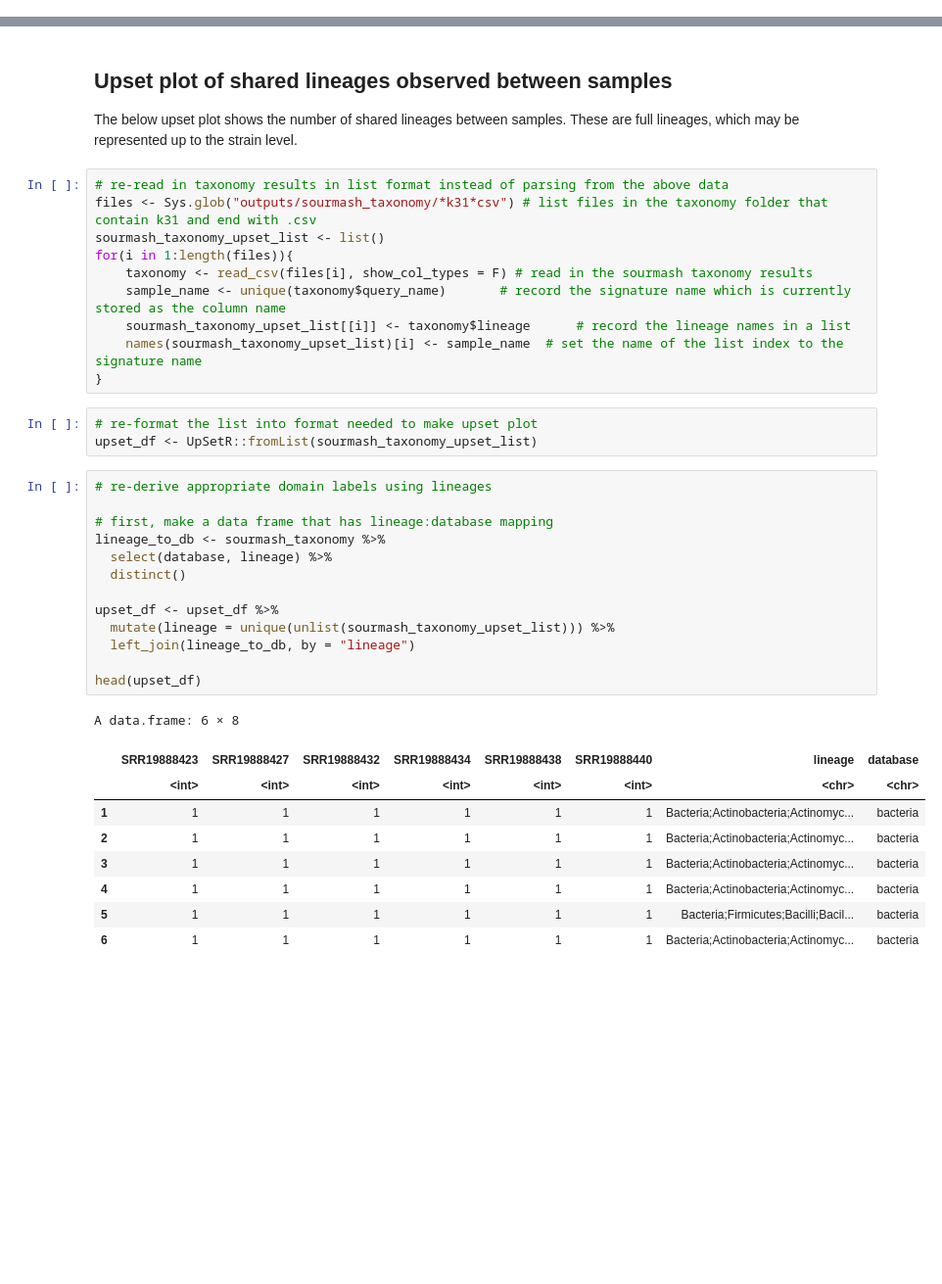
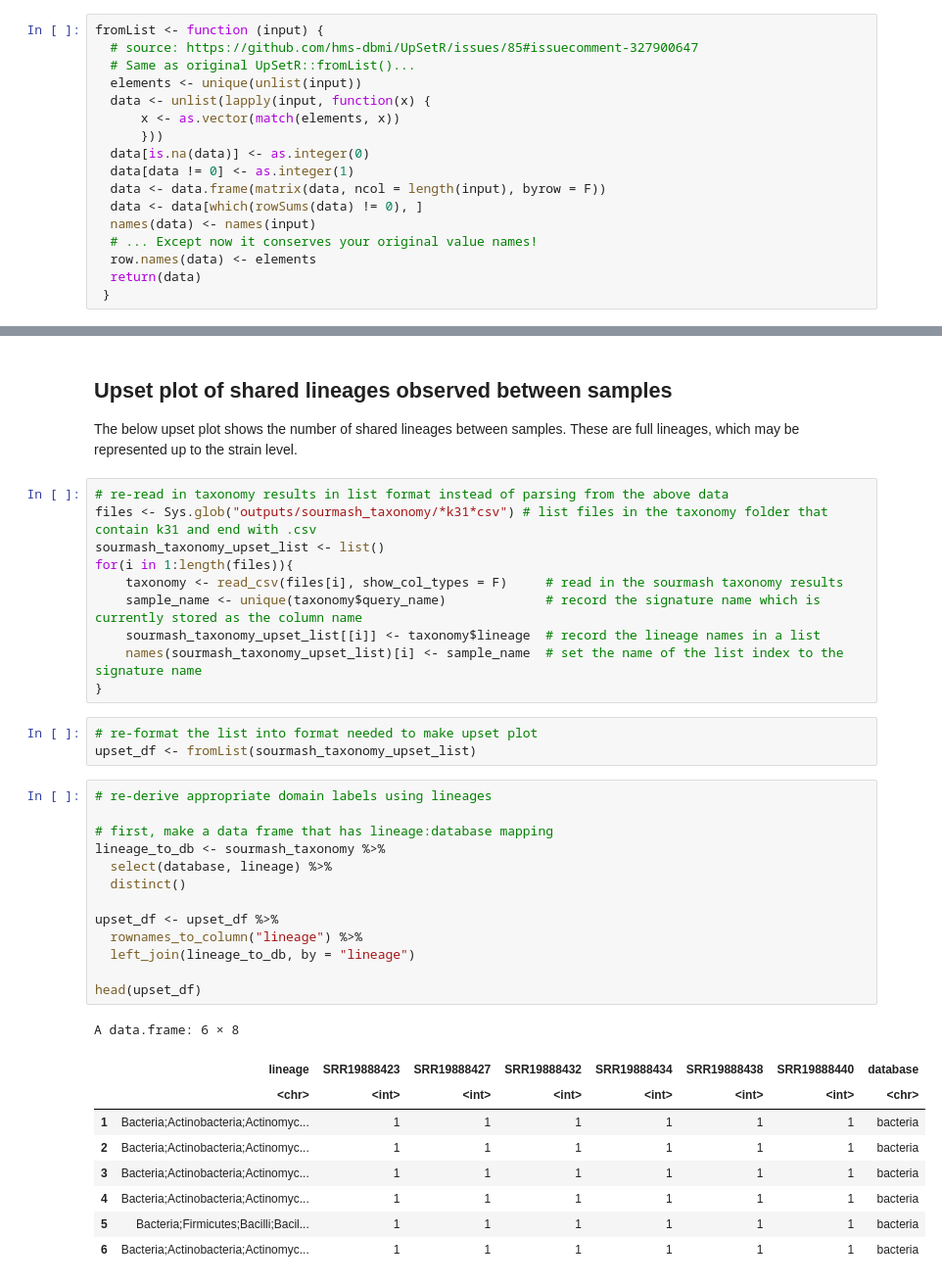
Before and after one commit to Arcadia-Science/2022-prjna853785-sourmash, a Jupyter notebook: notebooks/20220815-visualize-sourmash-taxonomy-results.ipynb, the cells around one changed output, grey strips where cells are left out. Shown at 98% size. Cells and saved outputs as stored; diff of their text form; blank space fills up the shorter version.

Commit message:
update explore upset intersections

```diff
--- a/notebooks/20220815-visualize-sourmash-taxonomy-results.ipynb
+++ b/notebooks/20220815-visualize-sourmash-taxonomy-results.ipynb
@@ -60,3 +23,20 @@ upset_overlap_groups <- function (listInput, sort = TRUE) {
+# %%
+fromList <- function (input) {
+  # source: https://github.com/hms-dbmi/UpSetR/issues/85#issuecomment-327900647
+  # Same as original UpSetR::fromList()...
+  elements <- unique(unlist(input))
+  data <- unlist(lapply(input, function(x) {
+      x <- as.vector(match(elements, x))
+      }))
+  data[is.na(data)] <- as.integer(0)
+  data[data != 0] <- as.integer(1)
+  data <- data.frame(matrix(data, ncol = length(input), byrow = F))
+  data <- data[which(rowSums(data) != 0), ]
+  names(data) <- names(input)
+  # ... Except now it conserves your original value names!
+  row.names(data) <- elements
+  return(data)
+ }
 # %% [markdown]
 ## Read in `sourmash taxonomy` results
 # %%
@@ -214,37 +194,37 @@ These are full lineages, which may be represented up to the strain level.
 files <- Sys.glob("outputs/sourmash_taxonomy/*k31*csv") # list files in the taxonomy folder that contain k31 and end with .csv
 sourmash_taxonomy_upset_list <- list()
 for(i in 1:length(files)){
-    taxonomy <- read_csv(files[i], show_col_types = F) # read in the sourmash taxonomy results
-    sample_name <- unique(taxonomy$query_name)       # record the signature name which is currently stored as the column name
-    sourmash_taxonomy_upset_list[[i]] <- taxonomy$lineage      # record the lineage names in a list
+    taxonomy <- read_csv(files[i], show_col_types = F)     # read in the sourmash taxonomy results
+    sample_name <- unique(taxonomy$query_name)             # record the signature name which is currently stored as the column name
+    sourmash_taxonomy_upset_list[[i]] <- taxonomy$lineage  # record the lineage names in a list
     names(sourmash_taxonomy_upset_list)[i] <- sample_name  # set the name of the list index to the signature name
 }
 # %%
 # re-format the list into format needed to make upset plot
-upset_df <- UpSetR::fromList(sourmash_taxonomy_upset_list)
+upset_df <- fromList(sourmash_taxonomy_upset_list)
 # %%
 # re-derive appropriate domain labels using lineages
 
 # first, make a data frame that has lineage:database mapping
 lineage_to_db <- sourmash_taxonomy %>%
   select(database, lineage) %>%
   distinct()
 
 upset_df <- upset_df %>%
-  mutate(lineage = unique(unlist(sourmash_taxonomy_upset_list))) %>%
+  rownames_to_column("lineage") %>%
   left_join(lineage_to_db, by = "lineage")
 
 head(upset_df)
 # %% [output]
 A data.frame: 6 × 8
-|  | SRR19888423 | SRR19888427 | SRR19888432 | SRR19888434 | SRR19888438 | SRR19888440 | lineage | database |
-|  | <int> | <int> | <int> | <int> | <int> | <int> | <chr> | <chr> |
-| 1 | 1 | 1 | 1 | 1 | 1 | 1 | Bacteria;Actinobacteria;Actinomyc... | bacteria |
-| 2 | 1 | 1 | 1 | 1 | 1 | 1 | Bacteria;Actinobacteria;Actinomyc... | bacteria |
-| 3 | 1 | 1 | 1 | 1 | 1 | 1 | Bacteria;Actinobacteria;Actinomyc... | bacteria |
-| 4 | 1 | 1 | 1 | 1 | 1 | 1 | Bacteria;Actinobacteria;Actinomyc... | bacteria |
-| 5 | 1 | 1 | 1 | 1 | 1 | 1 | Bacteria;Firmicutes;Bacilli;Bacil... | bacteria |
-| 6 | 1 | 1 | 1 | 1 | 1 | 1 | Bacteria;Actinobacteria;Actinomyc... | bacteria |
+|  | lineage | SRR19888423 | SRR19888427 | SRR19888432 | SRR19888434 | SRR19888438 | SRR19888440 | database |
+|  | <chr> | <int> | <int> | <int> | <int> | <int> | <int> | <chr> |
+| 1 | Bacteria;Actinobacteria;Actinomyc... | 1 | 1 | 1 | 1 | 1 | 1 | bacteria |
+| 2 | Bacteria;Actinobacteria;Actinomyc... | 1 | 1 | 1 | 1 | 1 | 1 | bacteria |
+| 3 | Bacteria;Actinobacteria;Actinomyc... | 1 | 1 | 1 | 1 | 1 | 1 | bacteria |
+| 4 | Bacteria;Actinobacteria;Actinomyc... | 1 | 1 | 1 | 1 | 1 | 1 | bacteria |
+| 5 | Bacteria;Firmicutes;Bacilli;Bacil... | 1 | 1 | 1 | 1 | 1 | 1 | bacteria |
+| 6 | Bacteria;Actinobacteria;Actinomyc... | 1 | 1 | 1 | 1 | 1 | 1 | bacteria |
 # %%
 # adjust plot size rendered inline
 options(repr.plot.width = 10, repr.plot.height = 5, repr.plot.res = 300)
```
Also changed, not shown: parts of 10 cells of this notebook.
